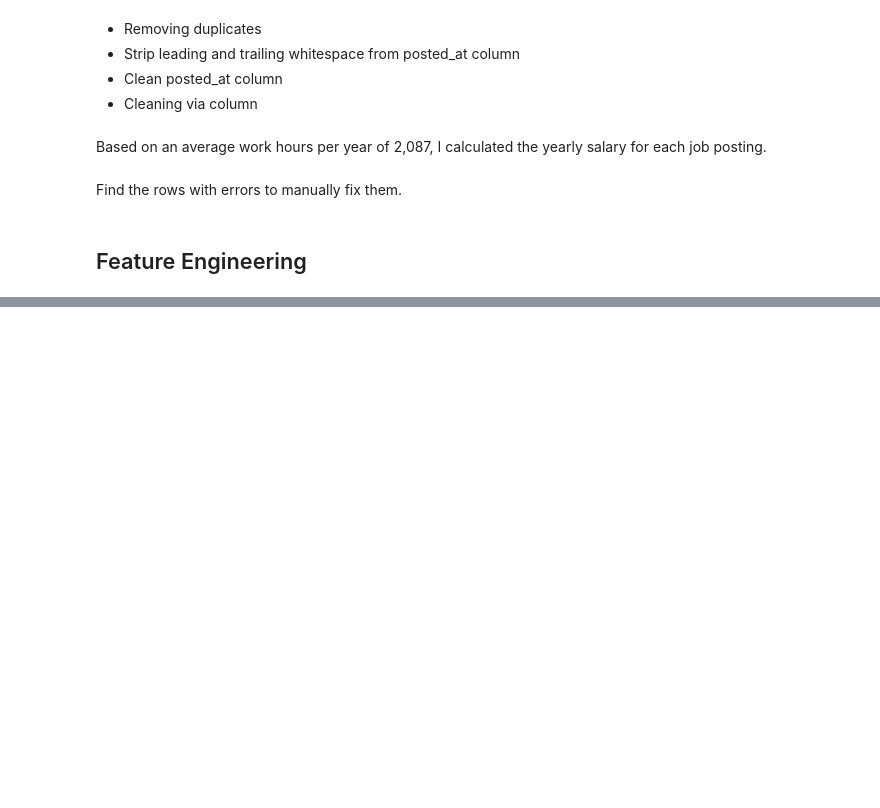
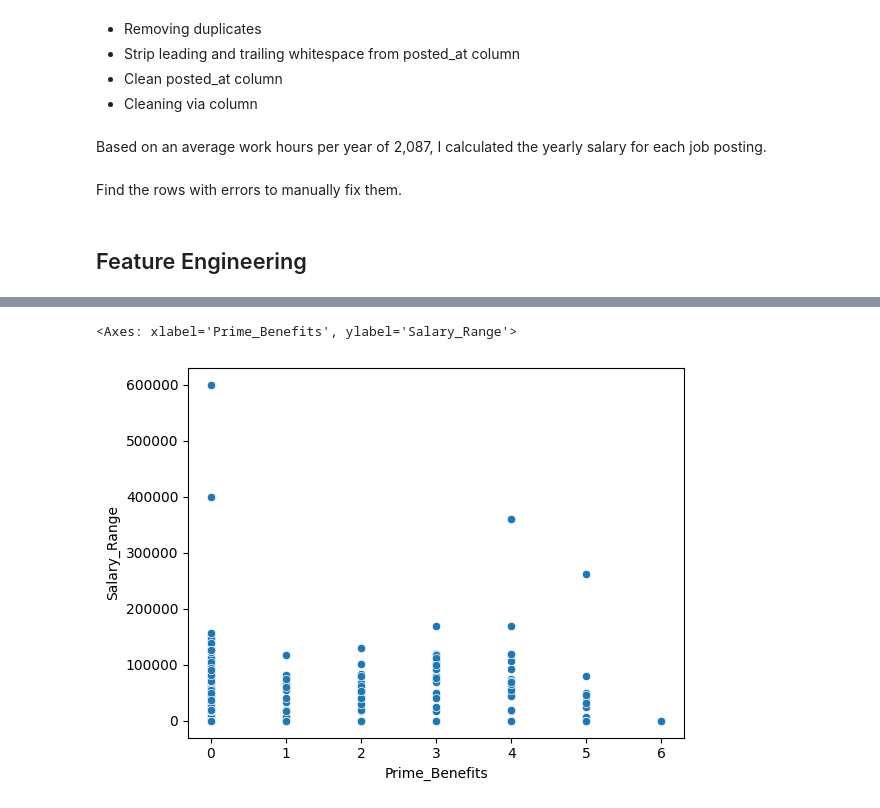
Before and after one commit to ModeEdna/ScholarshipDSAN, a Jupyter notebook: Analysis/EDA.ipynb, the cells around one changed output, grey strips where cells are left out. Saved outputs shown, nothing was run; the diff lists cells and outputs as text; code cells hidden in the pictures; blank space fills up the shorter version.

```diff
--- a/Analysis/EDA.ipynb
+++ b/Analysis/EDA.ipynb
@@ -338,0 +546,6 @@ Name: Benefits, Length: 578, dtype: object
+# %%
+# scatterplot of prime benefits vs salary range
+sns.scatterplot(x='Prime_Benefits', y='Salary_Range', data=all)
+# %% [output]
+<Axes: xlabel='Prime_Benefits', ylabel='Salary_Range'>
+[figure, added]
```
Also changed, not shown: parts of 29 cells of this notebook, 4 other files.
